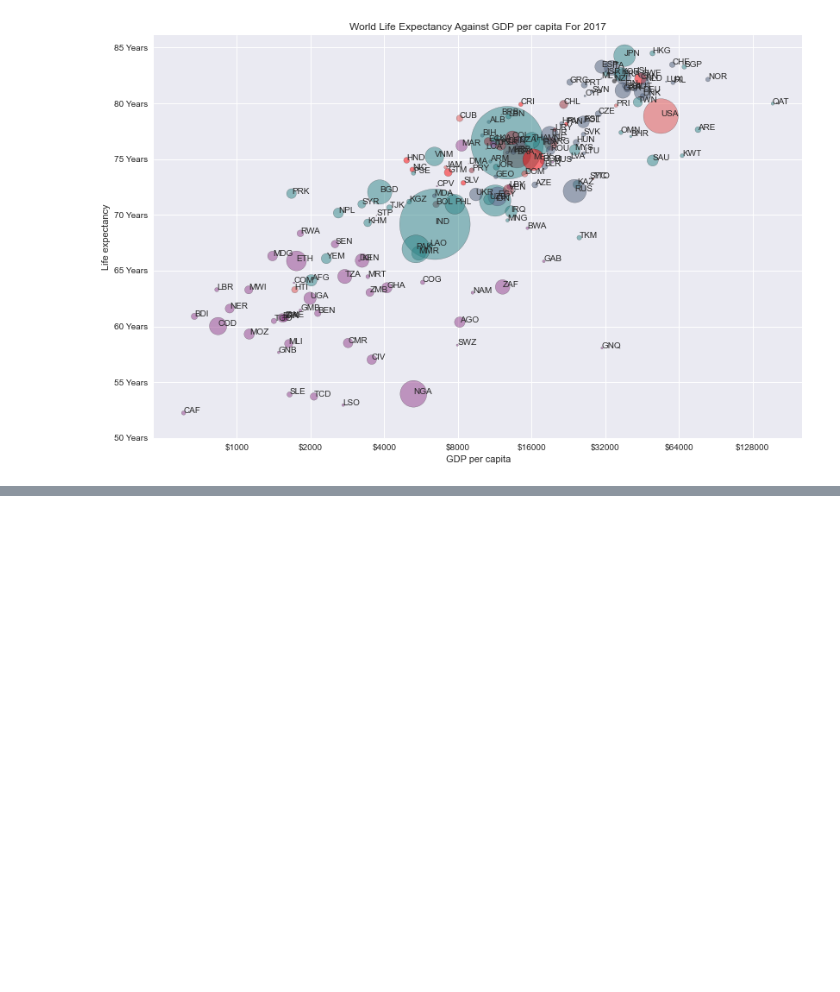
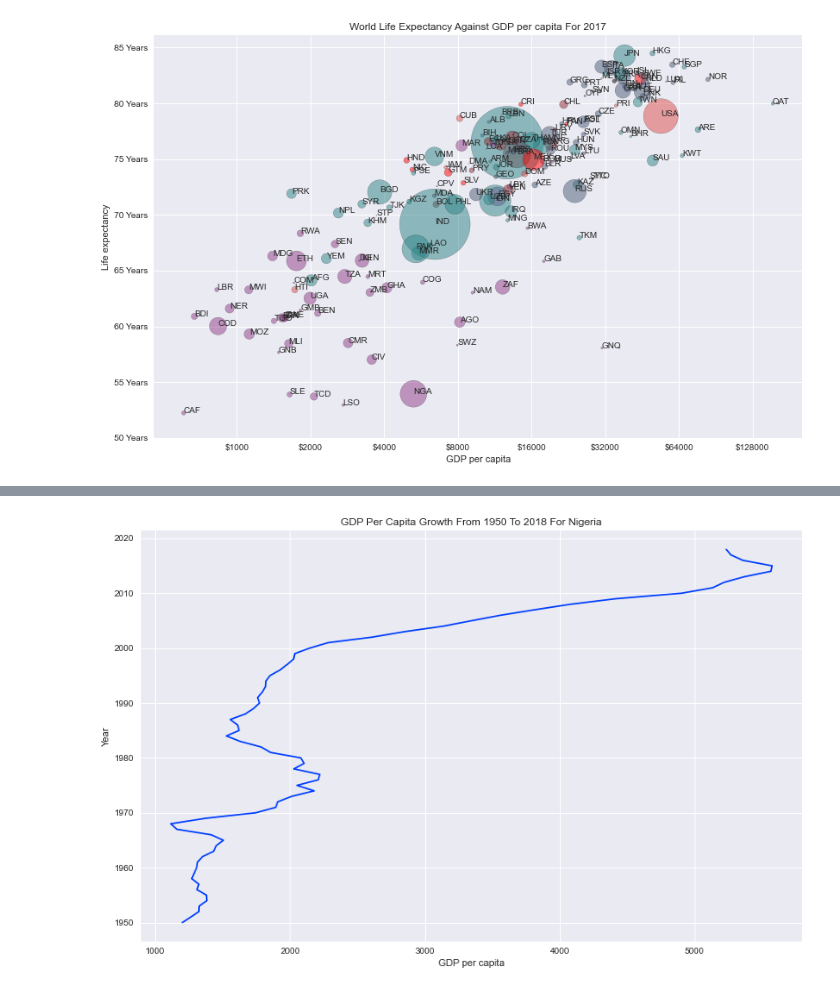
Before and after one commit to LloydTea/World-GDP-Vs-Life-Expectancy, a Jupyter notebook: Data Analysis.ipynb, the cells around one changed output, grey strips where cells are left out. Saved outputs shown, nothing was run; the diff lists cells and outputs as text; code cells hidden in the pictures; blank space fills up the shorter version.

```diff
--- a/Data Analysis.ipynb
+++ b/Data Analysis.ipynb
@@ -340,0 +341,13 @@ plt.show()
+# %%
+#A Line graph for countrys GDP and Life Expectancy Over The Years.
+country = 'Nigeria'
+plt.style.use('seaborn-bright')
+fig = plt.figure(figsize=(12,8))
+country_gdp = world_data_maincol[world_data_maincol['Entity'] == country]
+plt.plot(country_gdp['GDP per capita'], country_gdp['Year'])
+plt.xlabel('GDP per capita')
+plt.ylabel('Year')
+plt.title('GDP Per Capita Growth From 1950 To 2018 For ' + country)
+plt.show()
+# %% [output]
+[figure, added]
```
Also changed, not shown: parts of 1 cell of this notebook, 1 other file.
